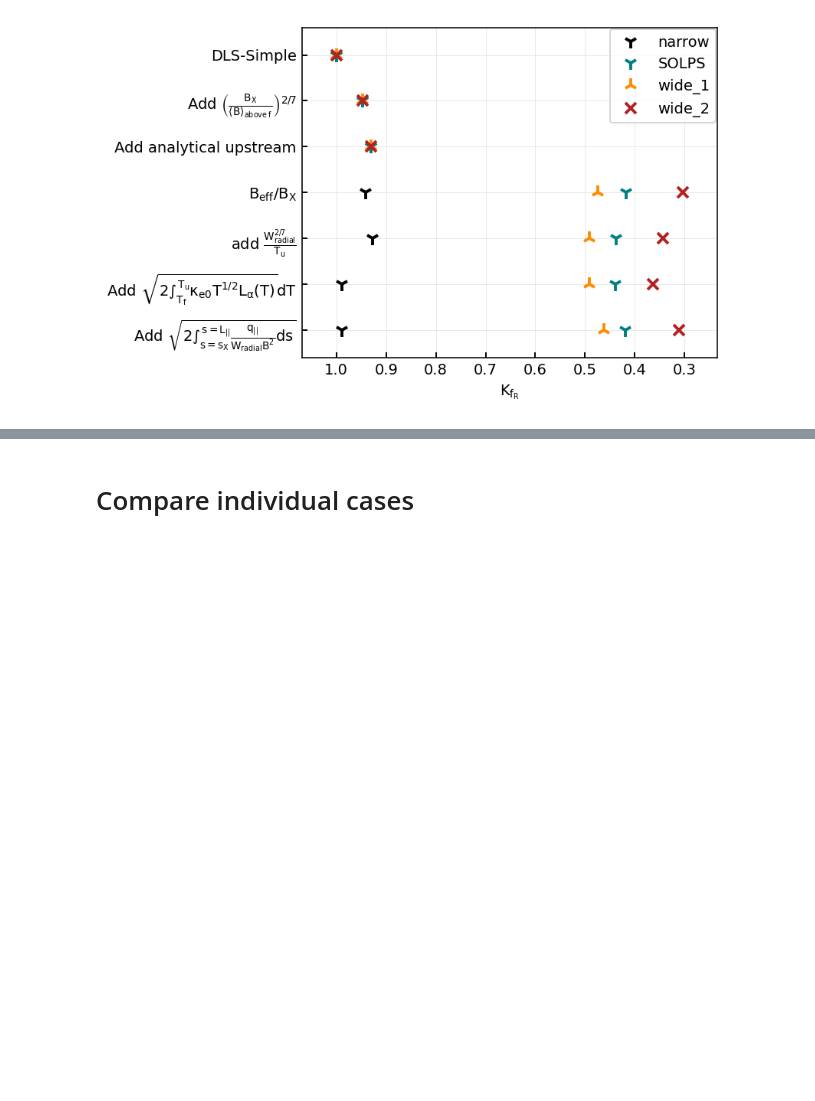
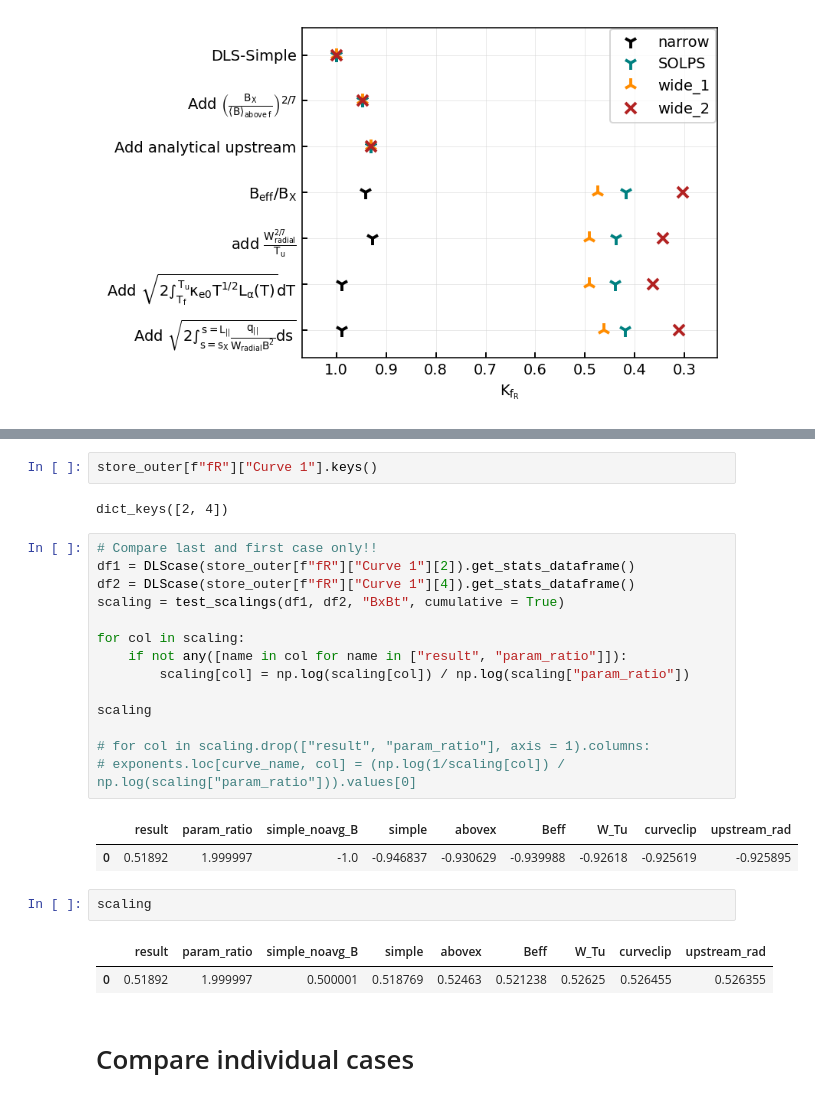
Before and after one commit to mikekryjak/notebooks, a Jupyter notebook: DLS/Paper/Wide radiation region analysis v2.ipynb, the cells around one changed output, grey strips where cells are left out. Saved outputs shown, nothing was run; the diff lists cells and outputs as text; blank space fills up the shorter version.

```diff
--- a/DLS/Paper/Wide radiation region analysis v2.ipynb
+++ b/DLS/Paper/Wide radiation region analysis v2.ipynb
@@ -1194,3 +1179,29 @@ ax.legend()
+# %%
+store_outer[f"fR"]["Curve 1"].keys()
+# %% [output]
+dict_keys([2, 4])
+# %%
+# Compare last and first case only!!
+df1 = DLScase(store_outer[f"fR"]["Curve 1"][2]).get_stats_dataframe()
+df2 = DLScase(store_outer[f"fR"]["Curve 1"][4]).get_stats_dataframe()
+scaling = test_scalings(df1, df2, "BxBt", cumulative = True)
+
+for col in scaling:
+    if not any([name in col for name in ["result", "param_ratio"]]):
+        scaling[col] = np.log(scaling[col]) / np.log(scaling["param_ratio"])
+
+scaling
+
+# for col in scaling.drop(["result", "param_ratio"], axis = 1).columns:
+# exponents.loc[curve_name, col] = (np.log(1/scaling[col]) / np.log(scaling["param_ratio"])).values[0]
+# %% [output]
+|  | result | param_ratio | simple_noavg_B | simple | abovex | Beff | W_Tu | curveclip | upstream_rad |
+| 0 | 0.51892 | 1.999997 | -1.0 | -0.946837 | -0.930629 | -0.939988 | -0.92618 | -0.925619 | -0.925895 |
+# %%
+scaling
+# %% [output]
+|  | result | param_ratio | simple_noavg_B | simple | abovex | Beff | W_Tu | curveclip | upstream_rad |
+| 0 | 0.51892 | 1.999997 | 0.500001 | 0.518769 | 0.52463 | 0.521238 | 0.52625 | 0.526455 | 0.526355 |
 # %% [markdown]
 # Compare individual cases
 # %%
```
Also changed, not shown: parts of 20 cells of this notebook, 17 other files.
